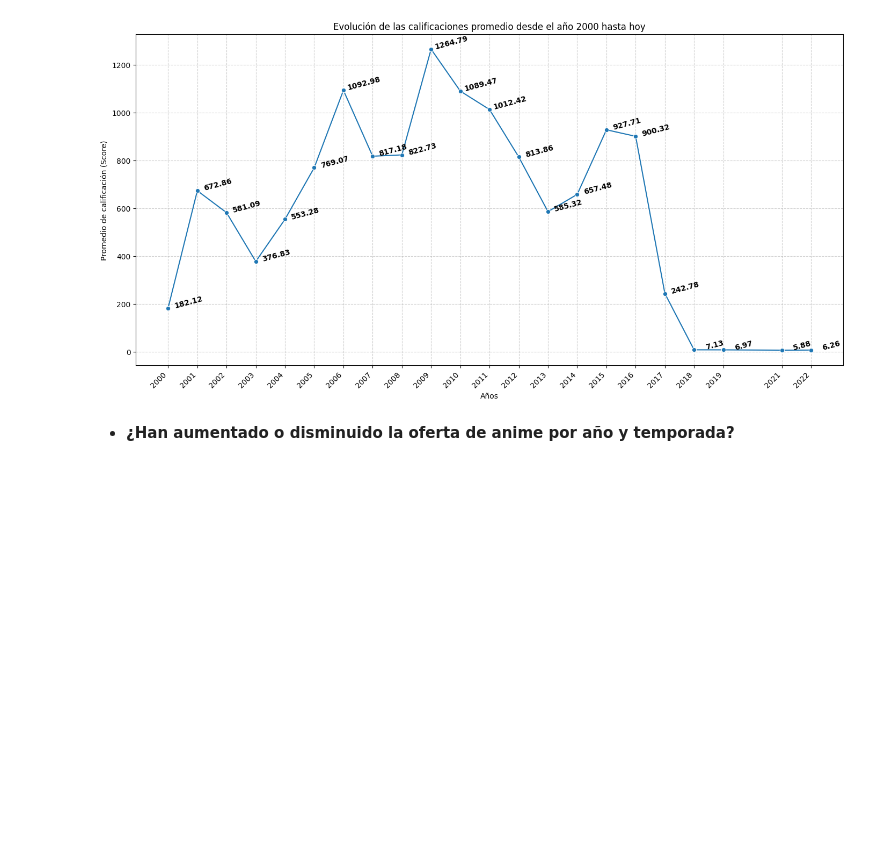
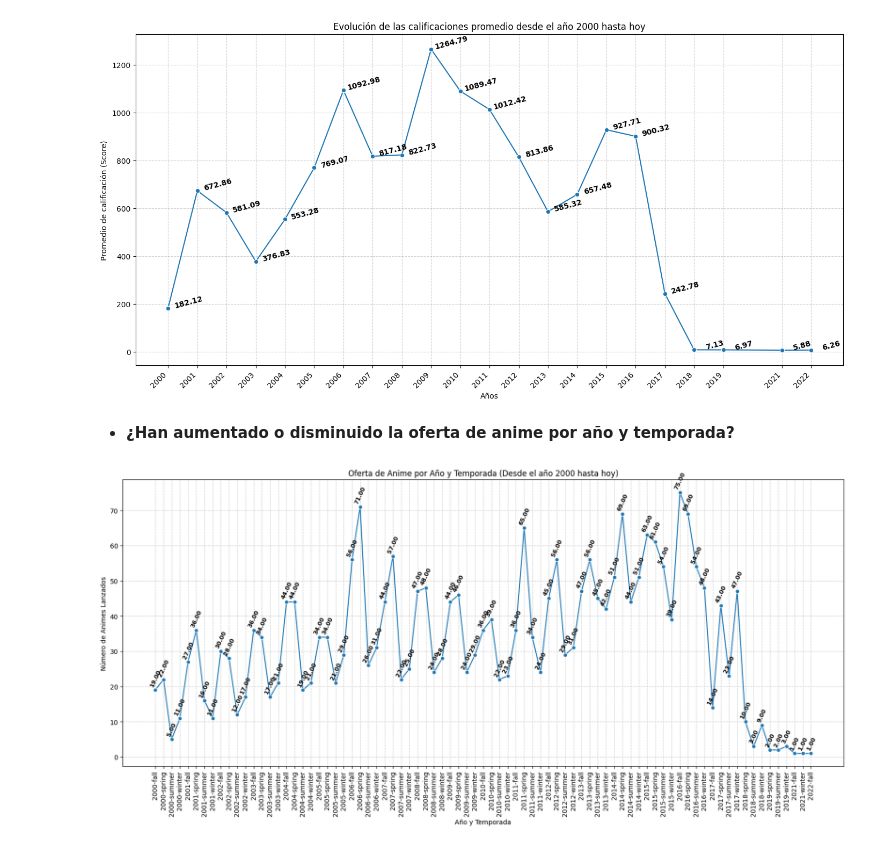
Before and after one commit to SaitoM17/anime_analisis, a Jupyter notebook: notebooks/anime.ipynb, the cells around one changed output. Cells and saved outputs as stored; diff of their text form; code cells hidden in the pictures; blank space fills up the shorter version.

Commit message:
feat: Código para obtención de aumento o idisminución de anime por año y temporada

```diff
--- a/notebooks/anime.ipynb
+++ b/notebooks/anime.ipynb
@@ -119,3 +119,43 @@ plt.show()
 [figure]
 # %% [markdown]
 * **¿Han aumentado o disminuido la oferta de anime por año y temporada?**
+# %%
+
+annio_temporada = dic_df['Animes'].groupby(['annio','temporada'])['mal_id'].count()
+df_oferta = annio_temporada.to_frame(name='oferta_count').reset_index()
+df_oferta = df_oferta[df_oferta['annio'] >= 2000]
+# Crear una variable combinada para el eje X
+df_oferta['annio_temporada'] = df_oferta['annio'].astype(str) + '-' + df_oferta['temporada']
+
+# Gráfico para ver la tendencia
+plt.figure(figsize=(20, 8))
+sns.lineplot(data=df_oferta, x='annio_temporada', y='oferta_count', marker='o')
+
+plt.xticks(rotation=90)
+plt.title('Oferta de Anime por Año y Temporada (Desde el año 2000 hasta hoy)')
+plt.ylabel('Número de Animes Lanzados')
+plt.xlabel('Año y Temporada')
+plt.grid(True, linestyle='--', alpha=0.6)
+
+for index, row in df_oferta.iterrows():
+    # Coordenadas X e Y donde se colocará el texto
+    x_coord = row['annio_temporada']
+    y_coord = row['oferta_count']
+
+    # El valor a mostrar, redondeado a 2 decimales
+    valor_texto = f"{y_coord:.2f}"
+
+    # Posicionar el texto
+    plt.text(
+        x=x_coord,
+        y=y_coord + 1,
+        s=valor_texto,
+        ha='center',
+        fontsize=9,
+        weight='bold',
+        rotation=65
+    )
+
+plt.show()
+# %% [output]
+[figure, added]
```
